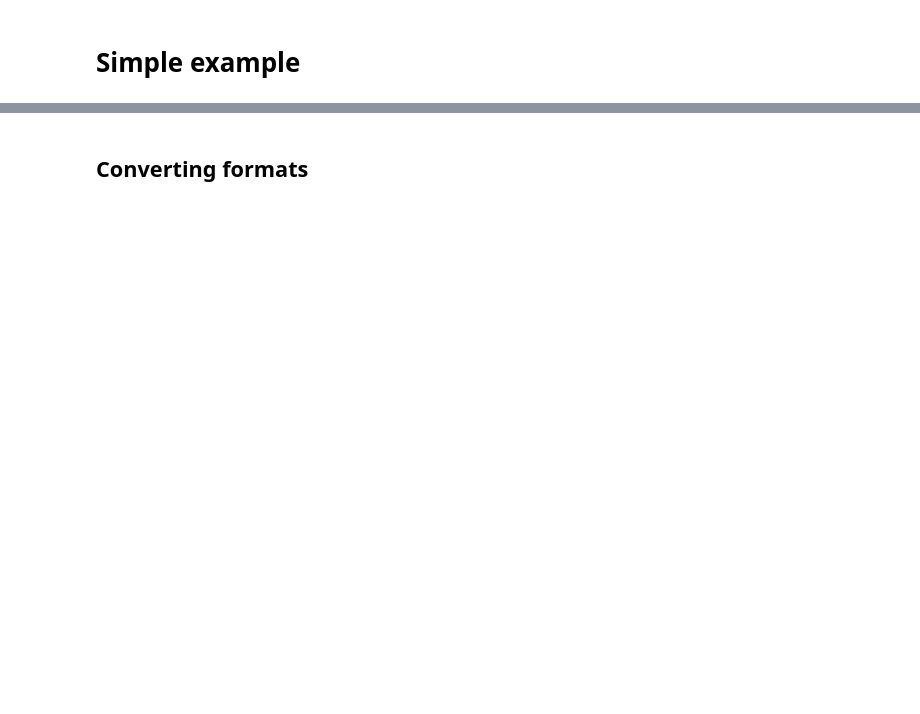
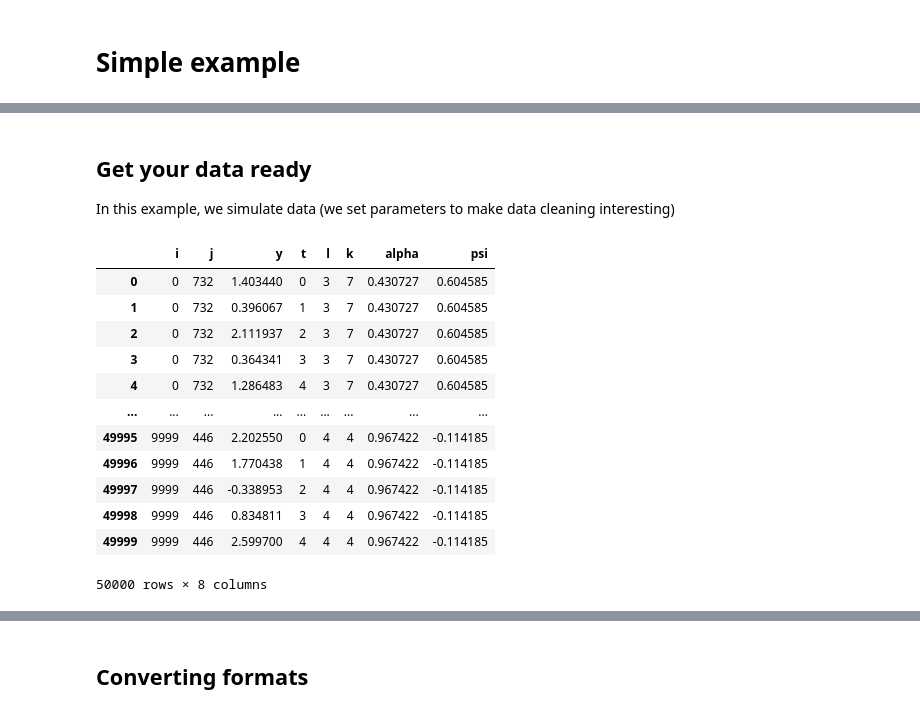
Before and after one commit to tlamadon/bipartitepandas, a Jupyter notebook: docs/source/notebooks/simple_example.ipynb, the cells around one changed output, grey strips where cells are left out. Cells and saved outputs as stored; diff of their text form; code cells hidden in the pictures; blank space fills up the shorter version.

```diff
--- a/docs/source/notebooks/simple_example.ipynb
+++ b/docs/source/notebooks/simple_example.ipynb
@@ -105,0 +15,21 @@ display(bdf)
+# %% [markdown]
+## Get your data ready
+
+In this example, we simulate data (we set parameters to make data cleaning interesting)
+# %%
+df = bpd.SimBipartite(bpd.sim_params({'firm_size': 10, 'p_move': 0.05})).simulate()
+display(df)
+# %% [output]
+|  | i | j | y | t | l | k | alpha | psi |
+| 0 | 0 | 732 | 1.403440 | 0 | 3 | 7 | 0.430727 | 0.604585 |
+| 1 | 0 | 732 | 0.396067 | 1 | 3 | 7 | 0.430727 | 0.604585 |
+| 2 | 0 | 732 | 2.111937 | 2 | 3 | 7 | 0.430727 | 0.604585 |
+| 3 | 0 | 732 | 0.364341 | 3 | 3 | 7 | 0.430727 | 0.604585 |
+| 4 | 0 | 732 | 1.286483 | 4 | 3 | 7 | 0.430727 | 0.604585 |
+| ... | ... | ... | ... | ... | ... | ... | ... | ... |
+| 49995 | 9999 | 446 | 2.202550 | 0 | 4 | 4 | 0.967422 | -0.114185 |
+| 49996 | 9999 | 446 | 1.770438 | 1 | 4 | 4 | 0.967422 | -0.114185 |
+| 49997 | 9999 | 446 | -0.338953 | 2 | 4 | 4 | 0.967422 | -0.114185 |
+| 49998 | 9999 | 446 | 0.834811 | 3 | 4 | 4 | 0.967422 | -0.114185 |
+| 49999 | 9999 | 446 | 2.599700 | 4 | 4 | 4 | 0.967422 | -0.114185 |
+50000 rows × 8 columns
```
Also changed, not shown: parts of 34 cells of this notebook, 1 other file.
